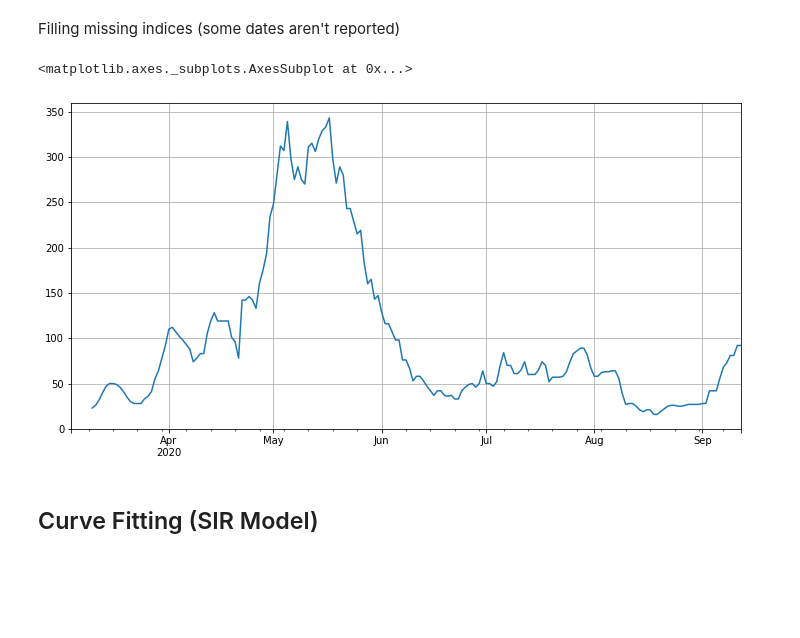
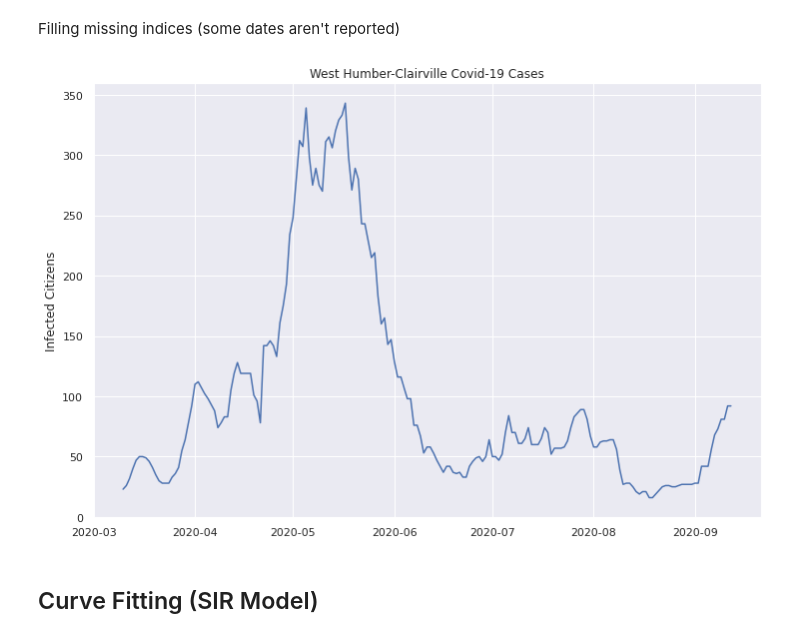
Before and after one commit to MachineLearningJournalClub/GAMELEON, a Jupyter notebook: Neighborhood_SIR_fitting.ipynb, the cells around one changed output. Drawn from its saved outputs; the diff is of its cells as text; code cells hidden in the pictures; blank space fills up the shorter version.

Commit message:
Setting up plots with seaborn

```diff
--- a/Neighborhood_SIR_fitting.ipynb
+++ b/Neighborhood_SIR_fitting.ipynb
@@ -43,3 +44,10 @@ total_infected_neigh.plot(ax = ax, grid = True)
 # %% [output]
 <matplotlib.axes._subplots.AxesSubplot at 0x...>
 [figure]
+# %%
+sns.set_theme()
+plt.figure(figsize = (12,8))
+sns.lineplot(data = total_infected_neigh.iloc[:-14],markers=True, dashes=False)
+plt.title("West Humber-Clairville Covid-19 Cases")
+plt.ylabel("Infected Citizens")
+plt.savefig("WHC_C19_Cases.png",dpi = 600)
@@ -56,11 +66,15 @@ total_infected_neigh = total_infected_neigh.astype(int)
 # %%
 # Moving Average plot
 days = 7
 total_mov_avg = total_infected_neigh.rolling(days).sum()
-total_mov_avg.plot(figsize = (12,6), grid = True)
+#total_mov_avg.plot(figsize = (12,6), grid = True)
+plt.figure(figsize = (12,8))
+sns.lineplot(data = total_mov_avg, markers=True, dashes=False)
+plt.title("West Humber-Clairville Covid-19 Cases")
+plt.ylabel("Infected Citizens")
+#plt.savefig("WHC_C19_Cases_Rolling.png",dpi = 600)
 # %% [output]
-<matplotlib.axes._subplots.AxesSubplot at 0x...>
-[figure, old version]
+[figure, new version]
 # %% [markdown]
 ## Curve Fitting (SIR Model)
 # %%
```
Also changed, not shown: parts of 2 cells of this notebook.
